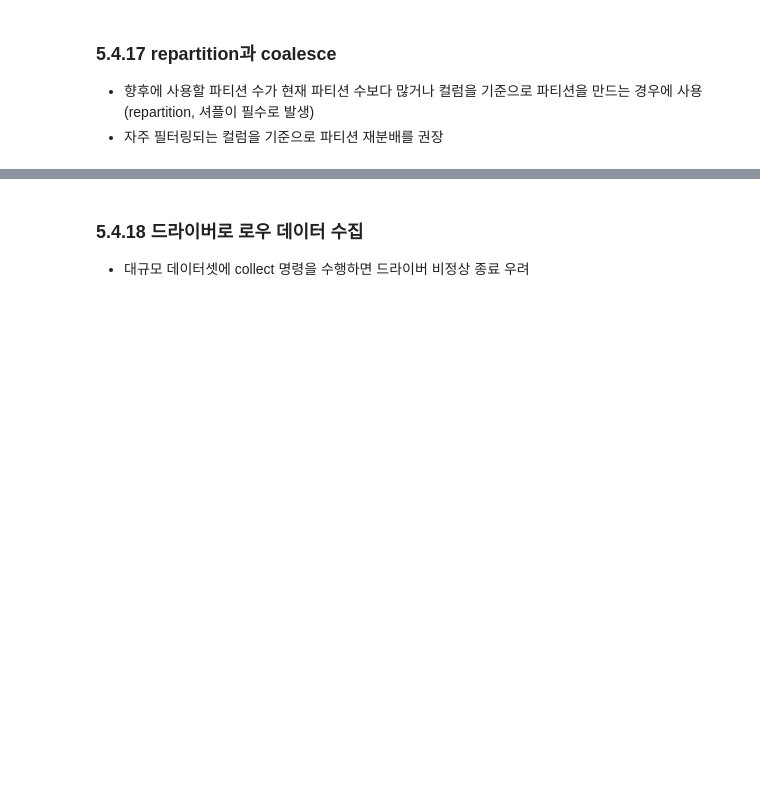
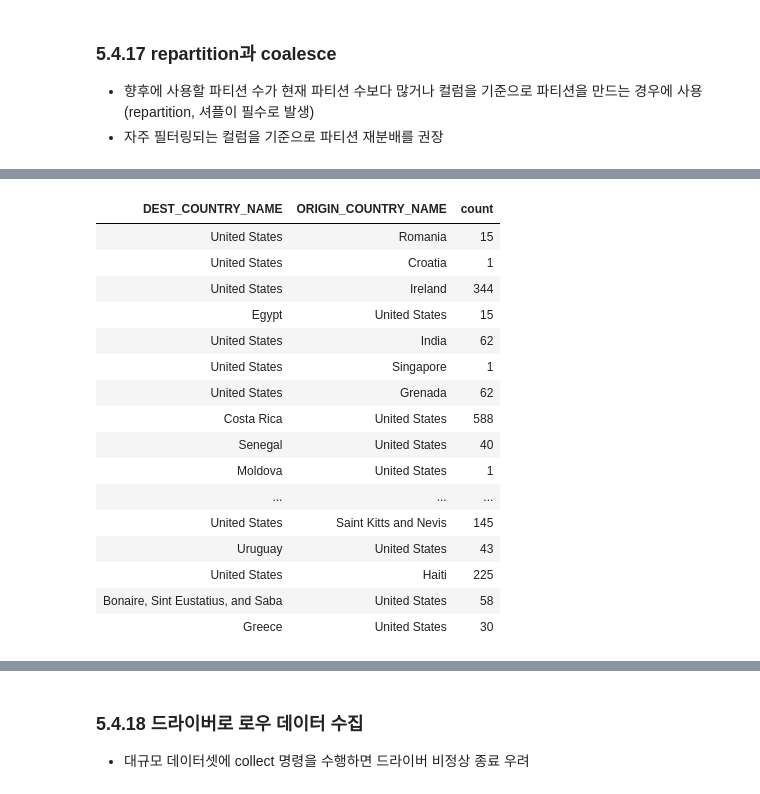
Before and after one commit to suhoy901/spark_recap, a Jupyter notebook: DefinitiveSpark/4_5_StructuredAPI_BasicOperation.ipynb, the cells around one changed output, grey strips where cells are left out. Saved outputs shown, nothing was run; the diff lists cells and outputs as text; code cells hidden in the pictures; blank space fills up the shorter version.

```diff
--- a/DefinitiveSpark/4_5_StructuredAPI_BasicOperation.ipynb
+++ b/DefinitiveSpark/4_5_StructuredAPI_BasicOperation.ipynb
@@ -320,7 +406,5 @@ df.union(newDF)\
 - sortWithinPartitions 함수는 파티션별 정렬을 지원
 # %%
 # sort, orderBy 함수
-df.sort("count").show(5)
-df.orderBy("count", "DEST_COUNTRY_NAME").show(5)
-df.orderBy(col("count"), col("DEST_COUNTRY_NAME")).show(5)
+display(df.sort("count").limit(5))
 # %% [output]
@@ -357,3 +503,23 @@ df.show()
+# %%
+display(df)
+# %% [output]
+| DEST_COUNTRY_NAME | ORIGIN_COUNTRY_NAME | count |
+| United States | Romania | 15 |
+| United States | Croatia | 1 |
+| United States | Ireland | 344 |
+| Egypt | United States | 15 |
+| United States | India | 62 |
+| United States | Singapore | 1 |
+| United States | Grenada | 62 |
+| Costa Rica | United States | 588 |
+| Senegal | United States | 40 |
+| Moldova | United States | 1 |
+| ... | ... | ... |
+| United States | Saint Kitts and Nevis | 145 |
+| Uruguay | United States | 43 |
+| United States | Haiti | 225 |
+| Bonaire, Sint Eustatius, and Saba | United States | 58 |
+| Greece | United States | 30 |
 # %%
 # 파티션 나누기
 df.rdd.getNumPartitions()
```
Also changed, not shown: parts of 33 cells of this notebook, 1 other file.
